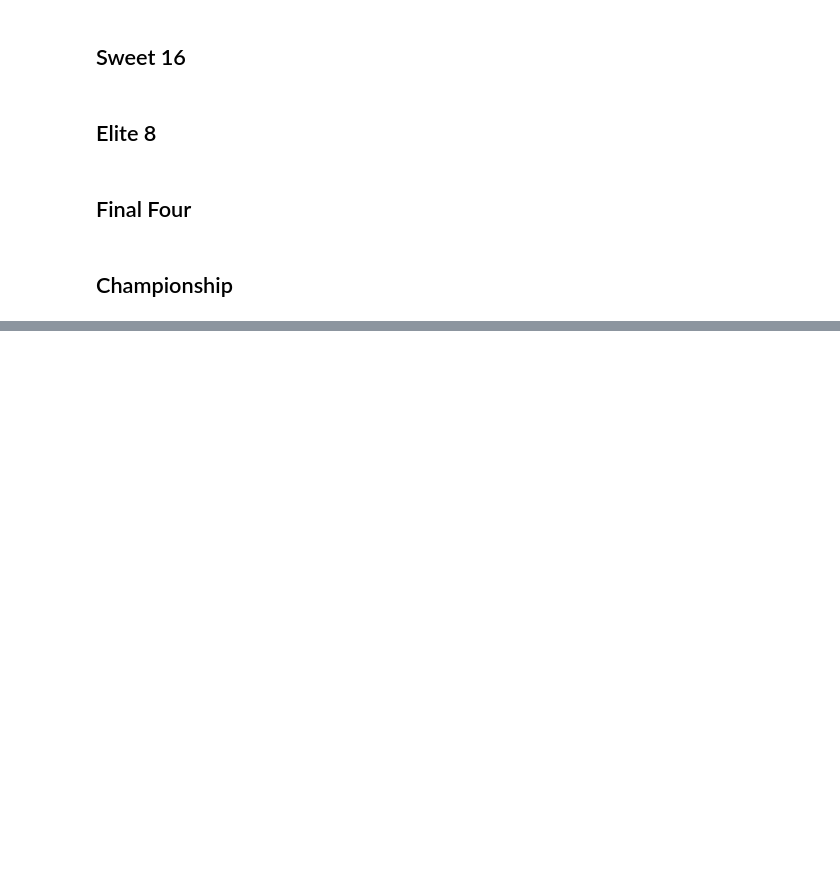
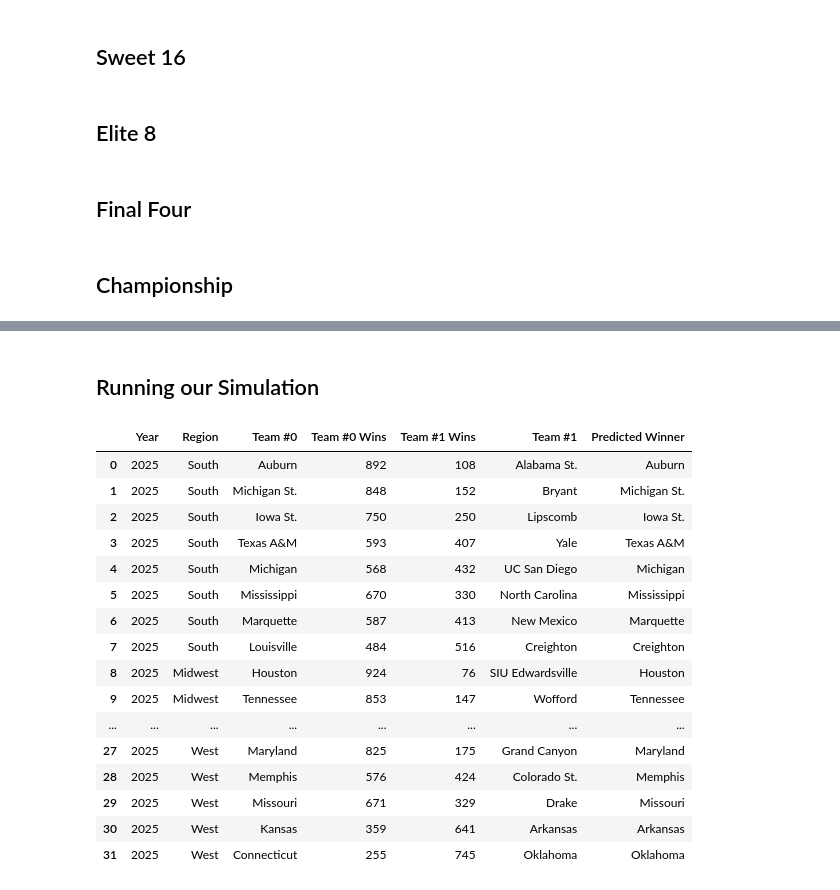
Before and after one commit to johnydc/CMSE401-Project, a Jupyter notebook: march_madness.ipynb, the cells around one changed output, grey strips where cells are left out. Drawn from its saved outputs; the diff is of its cells as text; code cells hidden in the pictures; blank space fills up the shorter version.

Commit message:
Initial Simulation to Test on HPCC

```diff
--- a/march_madness.ipynb
+++ b/march_madness.ipynb
@@ -575,0 +585,64 @@ We got 46 correct!
+# %% [markdown]
+## Running our Simulation
+# %%
+cbb25 = pd.read_csv("/Users/jonathan/cmse401/Project/CMSE401-Project/data/cbb25.csv")
+cbb25 = cbb25.dropna()
+cbb25_dict = {}
+cbb25_dict[2025] = cbb25
+R64_2025 = create_R64(cbb25_dict)
+# %%
+def simulate_R64(model, df, features, num_simulations):
+    results = []
+
+    for i, row in df.iterrows():
+        team0_wins = 0
+        team1_wins = 0
+
+        X = row[features].values.astype(np.float32)
+        X = torch.FloatTensor(X)
+
+        for _ in range(num_simulations):
+            with torch.no_grad():
+                y_val = model.forward(X)
+                noise = torch.normal(mean=0.0, std=0.075, size=y_val.shape)
+                y_pred = y_val + noise
+                prediction = y_pred.argmax().item()
+
+                if prediction == 0:
+                    team0_wins += 1
+
+                else:
+                    team1_wins += 1
+        R64_winner = 0 if team0_wins > team1_wins else 1
+
+        results.append({
+            "Year": row["Year"],
+            "Region": row["Region"],
+            "Team #0": row["Team #0"],
+            "Team #0 Wins": team0_wins,
+            "Team #1 Wins": team1_wins,
+            "Team #1": row["Team #1"],
+            "Predicted Winner": row[f"Team #{R64_winner}"],
+        })
+    return pd.DataFrame(results)
+# %%
+simulated_R64 = simulate_R64(model, R64_2025, features, 1000)
+simulated_R64
+# %% [output]
+|  | Year | Region | Team #0 | Team #0 Wins | Team #1 Wins | Team #1 | Predicted Winner |
+| 0 | 2025 | South | Auburn | 892 | 108 | Alabama St. | Auburn |
+| 1 | 2025 | South | Michigan St. | 848 | 152 | Bryant | Michigan St. |
+| 2 | 2025 | South | Iowa St. | 750 | 250 | Lipscomb | Iowa St. |
+| 3 | 2025 | South | Texas A&M | 593 | 407 | Yale | Texas A&M |
+| 4 | 2025 | South | Michigan | 568 | 432 | UC San Diego | Michigan |
+| 5 | 2025 | South | Mississippi | 670 | 330 | North Carolina | Mississippi |
+| 6 | 2025 | South | Marquette | 587 | 413 | New Mexico | Marquette |
+| 7 | 2025 | South | Louisville | 484 | 516 | Creighton | Creighton |
+| 8 | 2025 | Midwest | Houston | 924 | 76 | SIU Edwardsville | Houston |
+| 9 | 2025 | Midwest | Tennessee | 853 | 147 | Wofford | Tennessee |
+| ... | ... | ... | ... | ... | ... | ... | ... |
+| 27 | 2025 | West | Maryland | 825 | 175 | Grand Canyon | Maryland |
+| 28 | 2025 | West | Memphis | 576 | 424 | Colorado St. | Memphis |
+| 29 | 2025 | West | Missouri | 671 | 329 | Drake | Missouri |
+| 30 | 2025 | West | Kansas | 359 | 641 | Arkansas | Arkansas |
+| 31 | 2025 | West | Connecticut | 255 | 745 | Oklahoma | Oklahoma |
```
Also changed, not shown: parts of 38 cells of this notebook, 1 other file.
